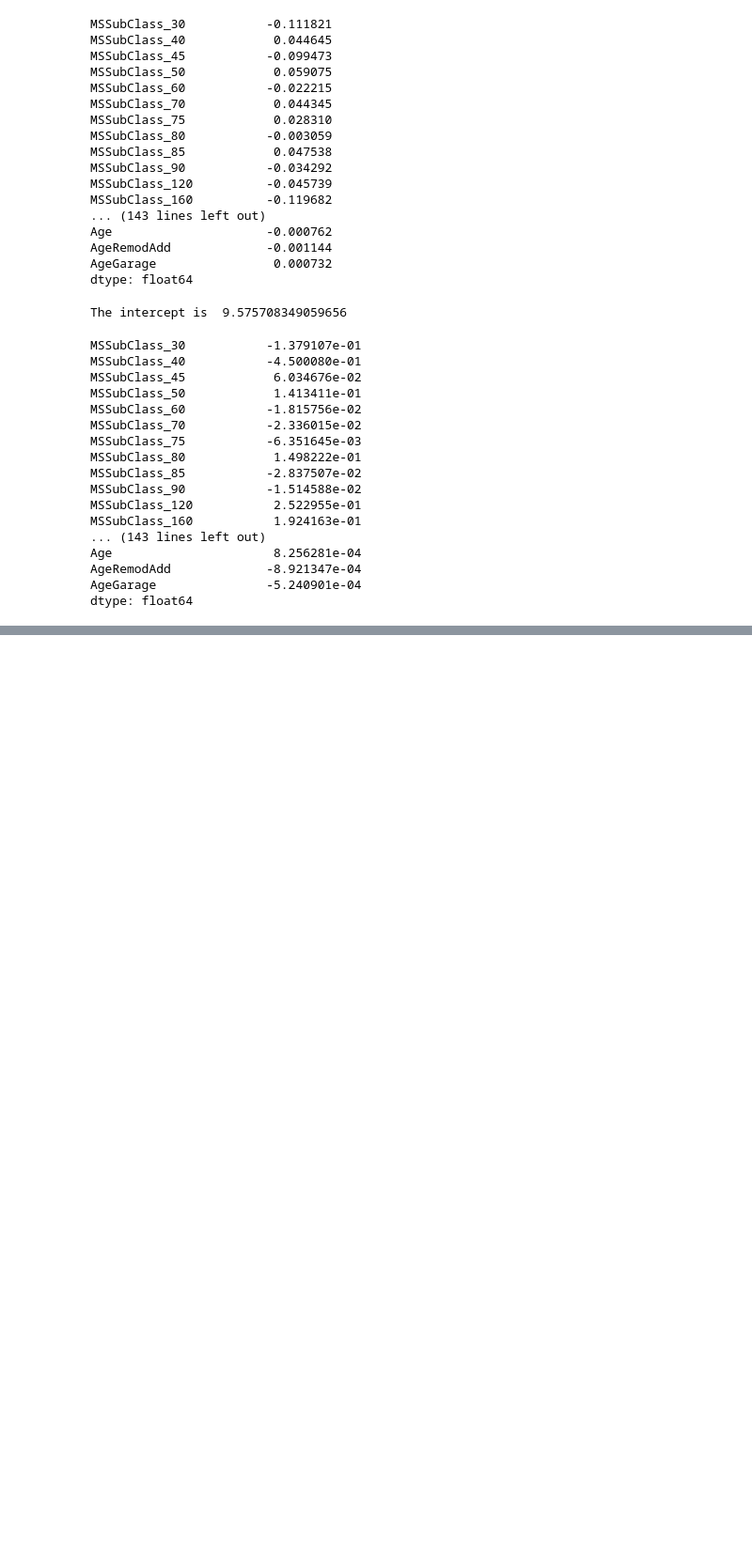
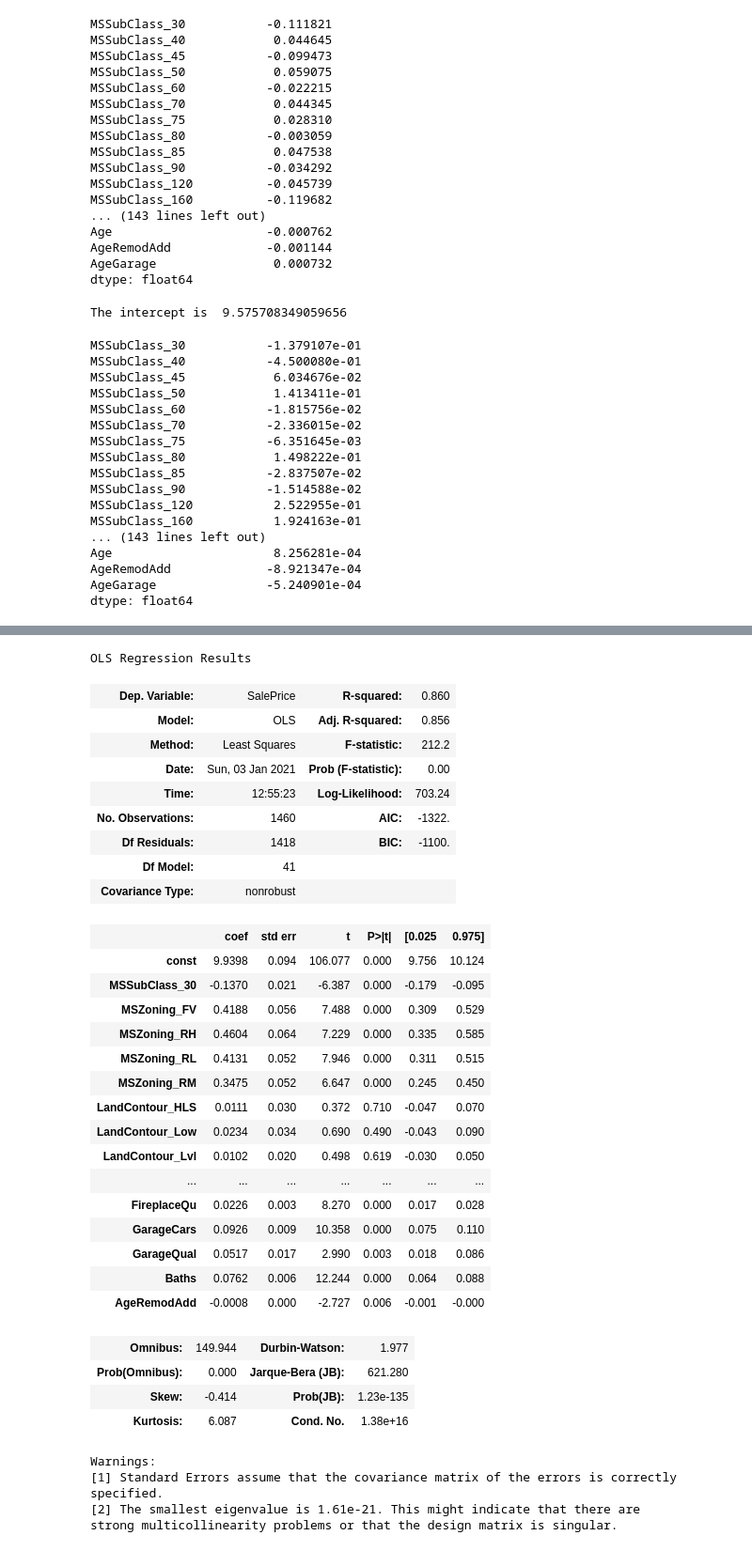
Before and after one commit to mwc201/Housing_Price_Prediction, a Jupyter notebook: ML_Models_RKedit.ipynb, the cells around one changed output, grey strips where cells are left out. Shown: that part at 94% size. Saved outputs shown, nothing was run; the diff lists cells and outputs as text; code cells hidden in the pictures; blank space fills up the shorter version.

```diff
--- a/ML_Models_RKedit.ipynb
+++ b/ML_Models_RKedit.ipynb
@@ -99,0 +357,40 @@ dtype: float64
+# %%
+X2_add=sm.add_constant(X2)
+ols = sm.OLS(y, X2_add)
+result_red = ols.fit()
+result_red.summary()
+# %% [output]
+OLS Regression Results
+| Dep. Variable: | SalePrice | R-squared: | 0.860 |
+| Model: | OLS | Adj. R-squared: | 0.856 |
+| Method: | Least Squares | F-statistic: | 212.2 |
+| Date: | Sun, 03 Jan 2021 | Prob (F-statistic): | 0.00 |
+| Time: | 12:55:23 | Log-Likelihood: | 703.24 |
+| No. Observations: | 1460 | AIC: | -1322. |
+| Df Residuals: | 1418 | BIC: | -1100. |
+| Df Model: | 41 |  |  |
+| Covariance Type: | nonrobust |  |  |
+|  | coef | std err | t | P>|t| | [0.025 | 0.975] |
+| const | 9.9398 | 0.094 | 106.077 | 0.000 | 9.756 | 10.124 |
+| MSSubClass_30 | -0.1370 | 0.021 | -6.387 | 0.000 | -0.179 | -0.095 |
+| MSZoning_FV | 0.4188 | 0.056 | 7.488 | 0.000 | 0.309 | 0.529 |
+| MSZoning_RH | 0.4604 | 0.064 | 7.229 | 0.000 | 0.335 | 0.585 |
+| MSZoning_RL | 0.4131 | 0.052 | 7.946 | 0.000 | 0.311 | 0.515 |
+| MSZoning_RM | 0.3475 | 0.052 | 6.647 | 0.000 | 0.245 | 0.450 |
+| LandContour_HLS | 0.0111 | 0.030 | 0.372 | 0.710 | -0.047 | 0.070 |
+| LandContour_Low | 0.0234 | 0.034 | 0.690 | 0.490 | -0.043 | 0.090 |
+| LandContour_Lvl | 0.0102 | 0.020 | 0.498 | 0.619 | -0.030 | 0.050 |
+| ... | ... | ... | ... | ... | ... | ... |
+| FireplaceQu | 0.0226 | 0.003 | 8.270 | 0.000 | 0.017 | 0.028 |
+| GarageCars | 0.0926 | 0.009 | 10.358 | 0.000 | 0.075 | 0.110 |
+| GarageQual | 0.0517 | 0.017 | 2.990 | 0.003 | 0.018 | 0.086 |
+| Baths | 0.0762 | 0.006 | 12.244 | 0.000 | 0.064 | 0.088 |
+| AgeRemodAdd | -0.0008 | 0.000 | -2.727 | 0.006 | -0.001 | -0.000 |
+| Omnibus: | 149.944 | Durbin-Watson: | 1.977 |
+| Prob(Omnibus): | 0.000 | Jarque-Bera (JB): | 621.280 |
+| Skew: | -0.414 | Prob(JB): | 1.23e-135 |
+| Kurtosis: | 6.087 | Cond. No. | 1.38e+16 |
+Warnings:
+[1] Standard Errors assume that the covariance matrix of the errors is correctly specified.
+[2] The smallest eigenvalue is 1.61e-21. This might indicate that there are
+strong multicollinearity problems or that the design matrix is singular.
```
Also changed, not shown: parts of 19 cells of this notebook.
